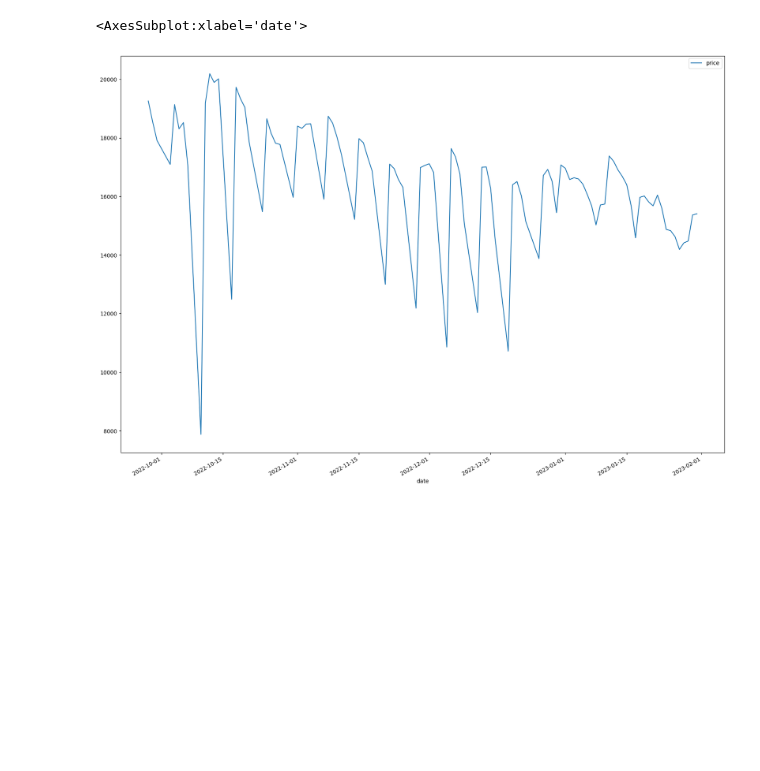
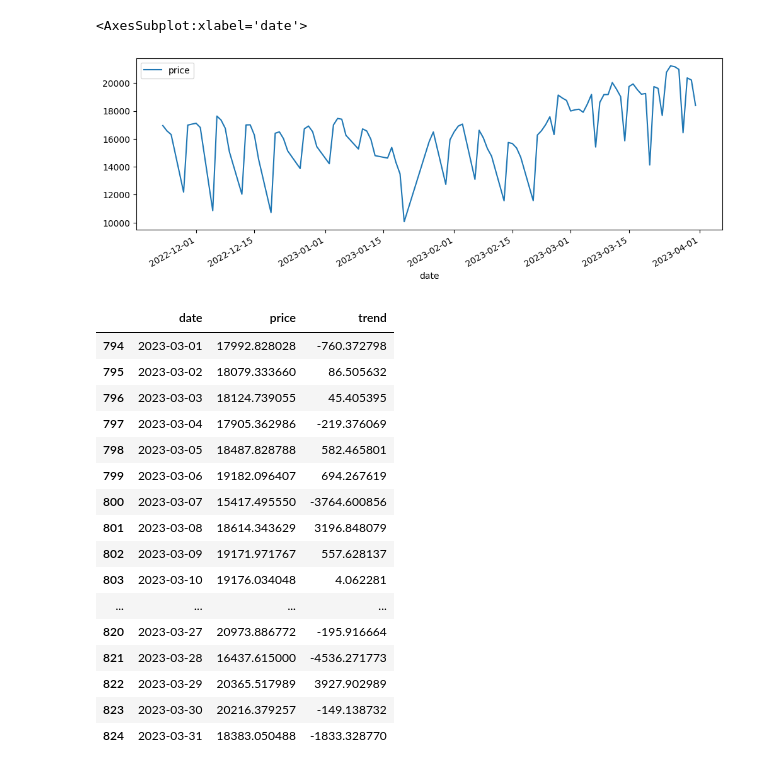
Before and after one commit to zxt000816/Price-prediction, a Jupyter notebook: forecasting(한우).ipynb, the cells around one changed output. Saved outputs shown, nothing was run; the diff lists cells and outputs as text; code cells hidden in the pictures; blank space fills up the shorter version.

```diff
--- a/forecasting(한우).ipynb
+++ b/forecasting(한우).ipynb
@@ -8,7 +8,7 @@ import warnings
 warnings.filterwarnings('ignore')
 %matplotlib inline
 
-df = pd.read_excel('축산유통정보_한우돼지도매가격_일범_230102.xlsx', sheet_name='한우_도매가격')
+df = pd.read_excel('축산유통정보_한우돼지도매가격_일범_230227.xlsx', sheet_name='한우_도매가격')
 # %%
 def trend(x):
     if re.search('▼', x):
@@ -42,7 +42,7 @@ from pmdarima.arima import auto_arima
 
 from sklearn.linear_model import LinearRegression
 from sklearn.model_selection import train_test_split
-from sklearn.metrics import mean_squared_error, mean_absolute_error, r2_score
+from sklearn.metrics import mean_squared_error, mean_absolute_error, r2_score, mean_absolute_percentage_error
 
 from datetime import timedelta
 from datetime import datetime
@@ -51,8 +51,8 @@ import optuna
 from sklearn.ensemble import RandomForestRegressor, GradientBoostingRegressor
 from sklearn.model_selection import cross_val_score
 
-data = df.copy()
-data_cp = df.copy()
+data = df[df['date'] >= '2020-01-01'].copy()
+data_cp = df[df['date'] >= '2020-01-01'].copy()
 
 data['price_lead_1'] = data['price'].shift(-1)
 data['trend_lead_1'] = data['trend'].shift(-1)
@@ -61,45 +61,45 @@ data.dropna(inplace=True)
 
 train_X, train_y = data[['trend']].values, data['trend_lead_1'].values
 
-end_date = datetime.strptime('2023-01-31', '%Y-%m-%d')
+end_date = datetime.strptime('2023-03-31', '%Y-%m-%d')
 
 def GB_objective(trial):
     max_depth = trial.suggest_int('max_depth', 1, 10)
-    max_leaf_nodes = trial.suggest_int('max_leaf_nodes', 2, 1000)
-    n_estimators =  trial.suggest_int('n_estimators', 100, 500)
+    # max_leaf_nodes = trial.suggest_int('max_leaf_nodes', 2, 1000)
+    n_estimators =  trial.suggest_int('n_estimators', 1, 500)
 
     model = GradientBoostingRegressor(
         max_depth = max_depth,
-        max_leaf_nodes = max_leaf_nodes,
+        # max_leaf_nodes = max_leaf_nodes,
         n_estimators = n_estimators,
-        random_state=25
+        # random_state=25
     )
     model.fit(train_X, train_y)
 
     train_pred = model.predict(train_X)
 
-    return r2_score(train_y, train_pred)
+    return mean_absolute_percentage_error(train_y, train_pred)
 
 #Execute optuna and set hyperparameters
-RF_study = optuna.create_study(direction='maximize')
-RF_study.optimize(GB_objective, n_trials=30)
+GB_study = optuna.create_study(direction='minimize')
+GB_study.optimize(GB_objective, n_trials=50)
 
 # {'max_depth': 10, 'max_leaf_nodes': 990, 'n_estimators': 498}
 
-optimized_RF = GradientBoostingRegressor(
-    max_depth = RF_study.best_params['max_depth'],
-    max_leaf_nodes = RF_study.best_params['max_leaf_nodes'],
-    n_estimators = RF_study.best_params['n_estimators'],
-    random_state=25
+optimized_GB = GradientBoostingRegressor(
+    max_depth = GB_study.best_params['max_depth'],
+    # max_leaf_nodes = GB_study.best_params['max_leaf_nodes'],
+    n_estimators = GB_study.best_params['n_estimators'],
+    # random_state=25
 )
 
-optimized_RF.fit(train_X, train_y)
+optimized_GB.fit(train_X, train_y)
 
 while data_cp.iloc[-1].date < end_date:
     last_row = data_cp.iloc[-1]
 
     # new_prediction = model.predict(data_cp[['trend']].iloc[[-1]].values).item()
-    new_trend = optimized_RF.predict(data_cp[['trend']].iloc[[-1]].values).item()
+    new_trend = optimized_GB.predict(data_cp[['trend']].iloc[[-1]].values).item()
 
     new_date  = last_row.date + timedelta(days=1)
     new_row = [
@@ -111,5 +111,5 @@ while data_cp.iloc[-1].date < end_date:
     # concate new row to data_cp, and keep index in order
     data_cp = pd.concat([data_cp, pd.DataFrame([new_row], columns=['date', 'price', 'trend'])], ignore_index=True)
 
-data_cp[-100:].plot(x='date', y='price', figsize=(20, 15))
+data_cp[-100:].plot(x='date', y='price', figsize=(12, 4))
 # %% [output]
@@ -133,4 +133,22 @@ data_cp[-100:].plot(x='date', y='price', figsize=(20, 15))
 <AxesSubplot:xlabel='date'>
-[figure, old version]
+[figure, new version]
 # %%
-data_cp[data_cp['date'] >= '2023-01-01'].to_clipboard(index=False)
+data_cp[data_cp['date'] >= '2023-03-01']#.to_clipboard(index=False)
+# %% [output]
+|  | date | price | trend |
+| 794 | 2023-03-01 | 17992.828028 | -760.372798 |
+| 795 | 2023-03-02 | 18079.333660 | 86.505632 |
+| 796 | 2023-03-03 | 18124.739055 | 45.405395 |
+| 797 | 2023-03-04 | 17905.362986 | -219.376069 |
+| 798 | 2023-03-05 | 18487.828788 | 582.465801 |
+| 799 | 2023-03-06 | 19182.096407 | 694.267619 |
+| 800 | 2023-03-07 | 15417.495550 | -3764.600856 |
+| 801 | 2023-03-08 | 18614.343629 | 3196.848079 |
+| 802 | 2023-03-09 | 19171.971767 | 557.628137 |
+| 803 | 2023-03-10 | 19176.034048 | 4.062281 |
+| ... | ... | ... | ... |
+| 820 | 2023-03-27 | 20973.886772 | -195.916664 |
+| 821 | 2023-03-28 | 16437.615000 | -4536.271773 |
+| 822 | 2023-03-29 | 20365.517989 | 3927.902989 |
+| 823 | 2023-03-30 | 20216.379257 | -149.138732 |
+| 824 | 2023-03-31 | 18383.050488 | -1833.328770 |
```
Also changed, not shown: parts of 2 cells of this notebook, 3 other files.
